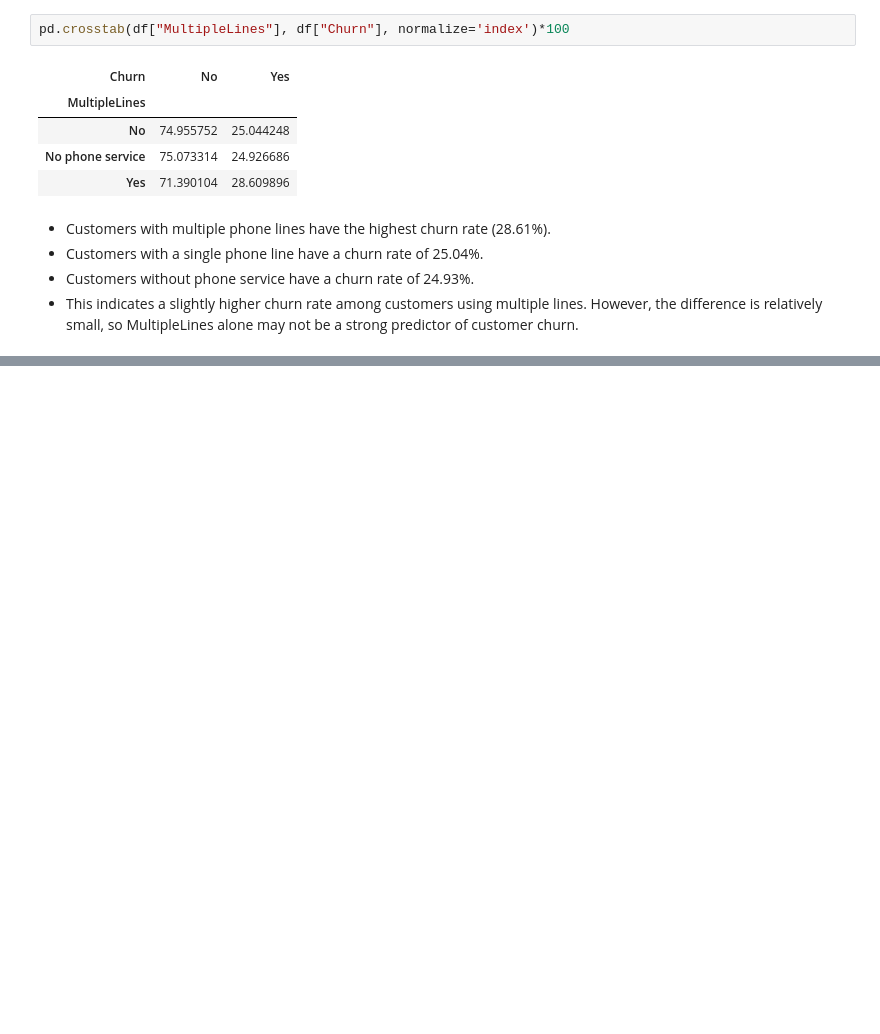
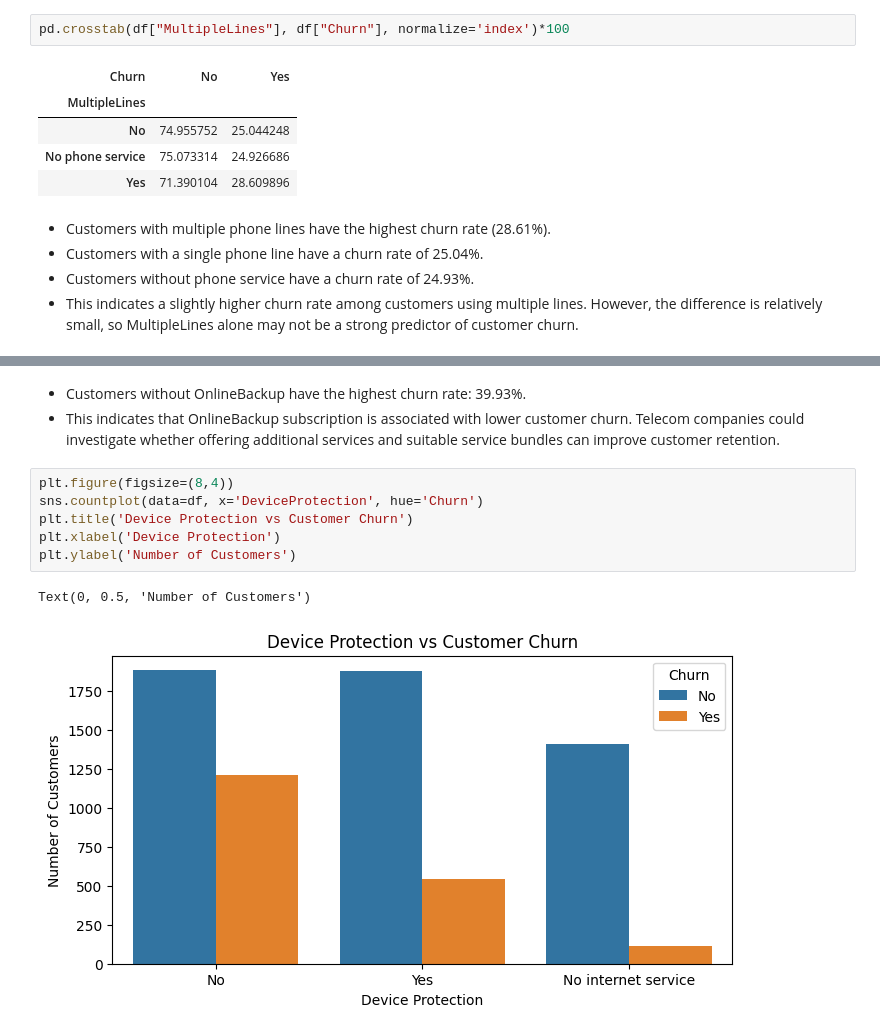
Before and after one commit to dheeraj59/Telco-Customer-Churn-EDA, a Jupyter notebook: eda.ipynb, the cells around one changed output, grey strips where cells are left out. Saved outputs shown, nothing was run; the diff lists cells and outputs as text; blank space fills up the shorter version.

```diff
--- a/eda.ipynb
+++ b/eda.ipynb
@@ -1191,0 +1250,12 @@ pd.crosstab(df["MultipleLines"], df["Churn"], normalize='index')*100
+# %% [markdown]
+- Customers without OnlineBackup have the highest churn rate: 39.93%.
+- This indicates that OnlineBackup subscription is associated with lower customer churn. Telecom companies could investigate whether offering additional services and suitable service bundles can improve customer retention.
+# %%
+plt.figure(figsize=(8,4))
+sns.countplot(data=df, x='DeviceProtection', hue='Churn')
+plt.title('Device Protection vs Customer Churn')
+plt.xlabel('Device Protection')
+plt.ylabel('Number of Customers')
+# %% [output]
+Text(0, 0.5, 'Number of Customers')
+[figure, added]
```
Also changed, not shown: parts of 19 cells of this notebook.
